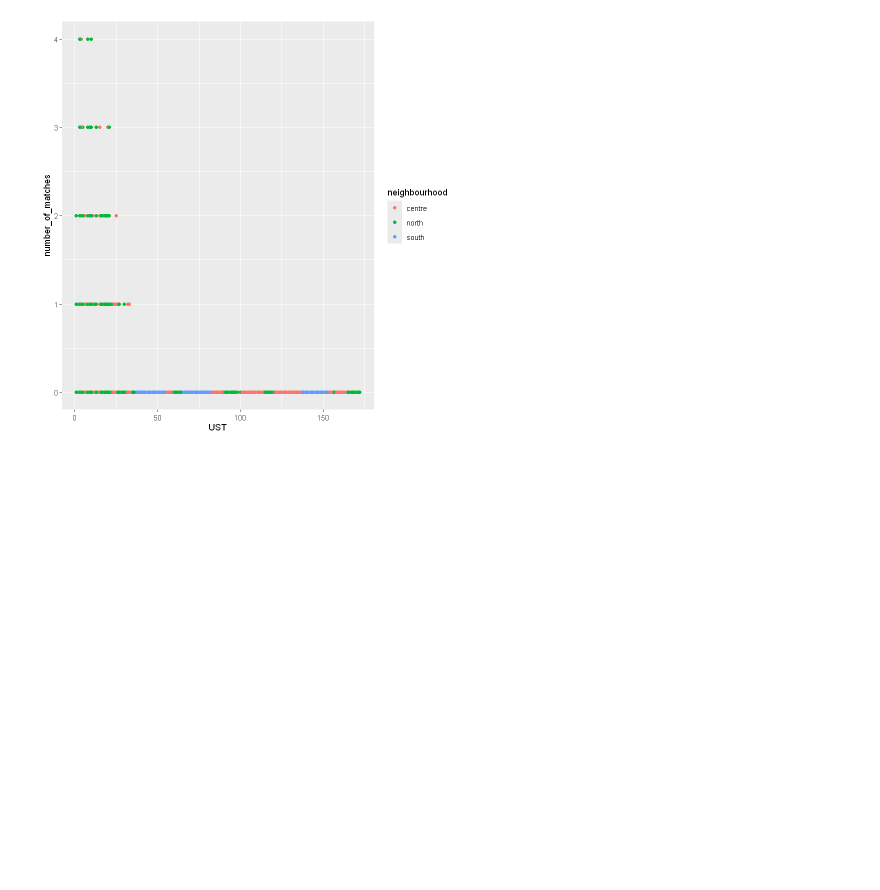
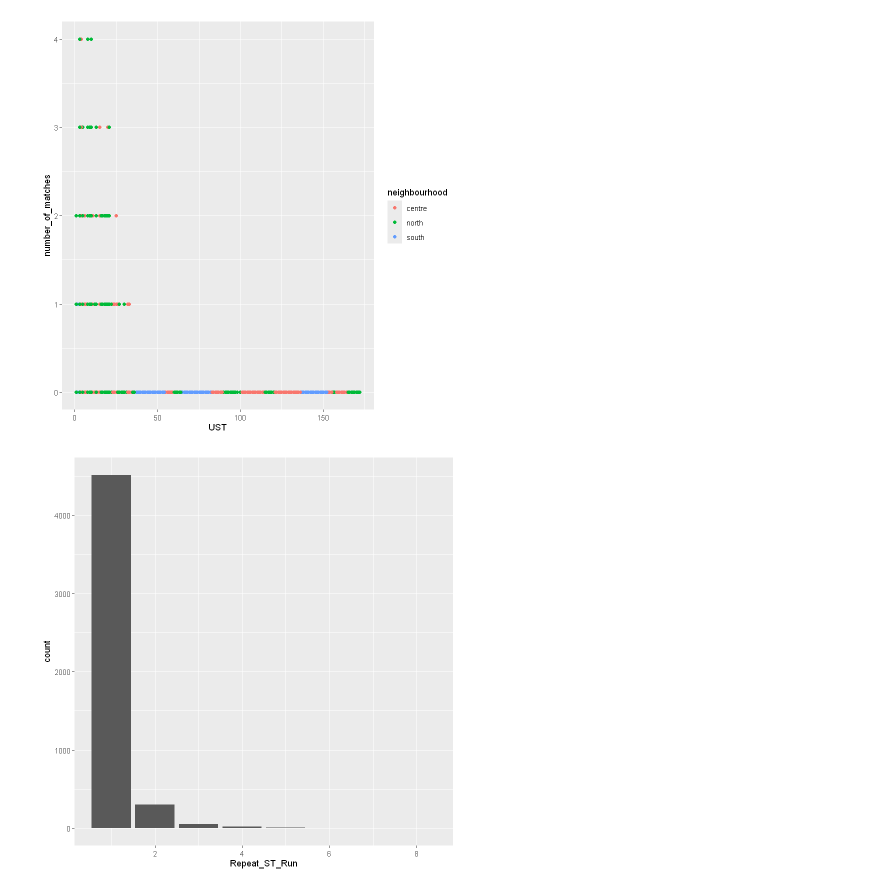
Before and after one commit to jsanvik/Birdsong, a Jupyter notebook: 01 Data Analysis and Visualization/03 songs.ipynb, the cells around one changed output. Drawn from its saved outputs; the diff is of its cells as text; code cells hidden in the pictures; blank space fills up the shorter version.

```diff
--- a/03 songs.ipynb
+++ b/01 Data Analysis and Visualization/03 songs.ipynb
@@ -67,3 +74,11 @@ Warning message:
 "Removed 155 rows containing missing values or values outside the scale range
 (`geom_point()`)."
 [figure]
+# %%
+# How many times were song types repeated?
+# One is the most common value by far, suggesting song types are very rarely repeated
+# Two is very rare, it appears the maximum is eight
+ggplot() +
+    geom_bar(data=northdata, aes(x=Repeat_ST_Run))
+# %% [output]
+[figure, added]
```
Also changed, not shown: parts of 1 cell of this notebook, 8 other files.
